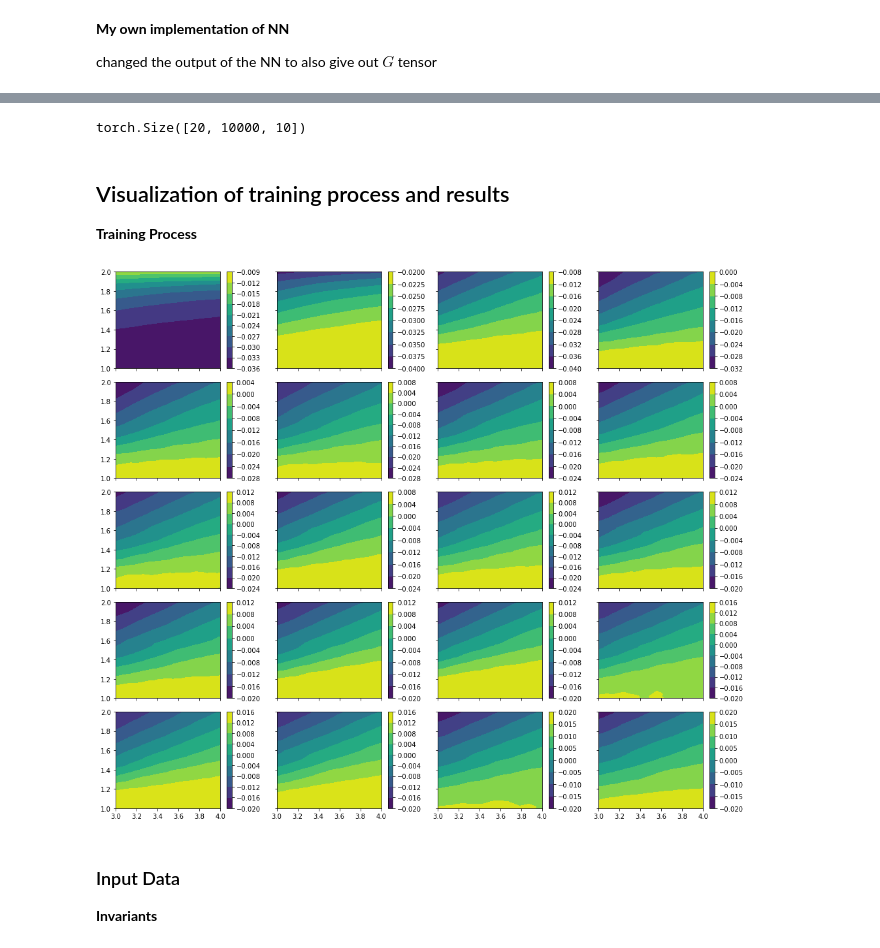
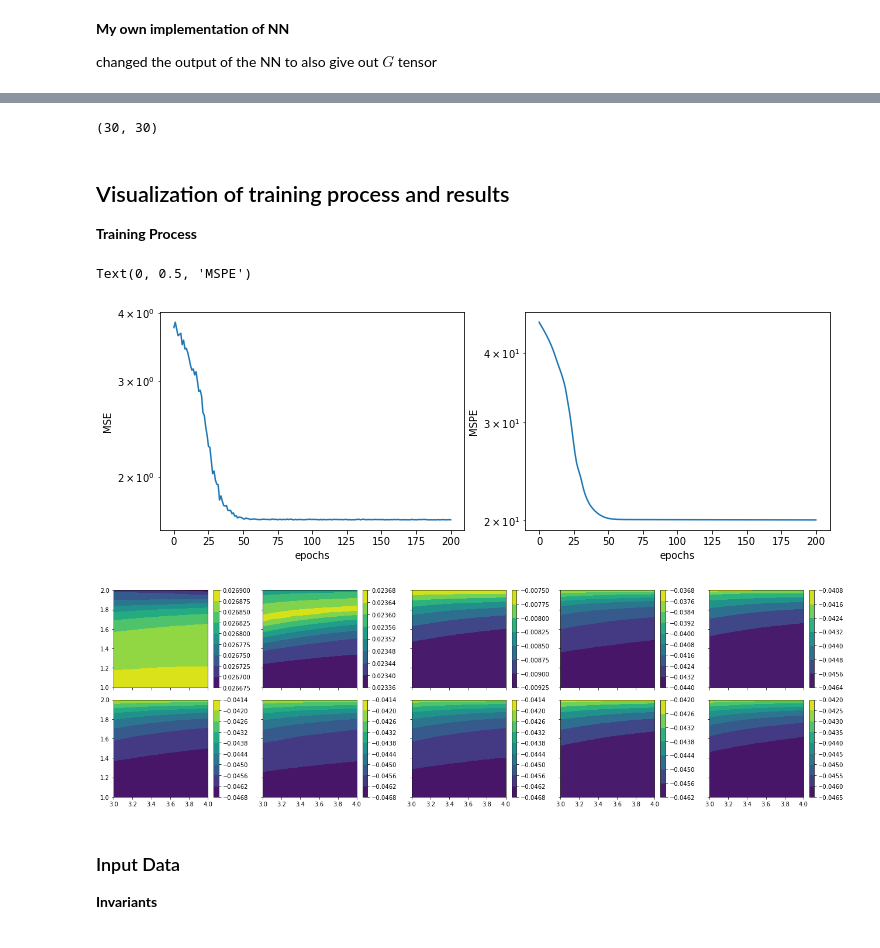
Before and after one commit to leonrccs/data_driven_rans, a Jupyter notebook: notebooks/neural_network_trial.ipynb, the cells around one changed output, grey strips where cells are left out. Cells and saved outputs as stored; diff of their text form; code cells hidden in the pictures.

Commit message:
plots for training and validation error; adjustment of parameters

```diff
--- a/notebooks/neural_network_trial.ipynb
+++ b/notebooks/neural_network_trial.ipynb
@@ -223,12 +223,11 @@ loss_fn = torch.nn.MSELoss(reduction='sum')
 
 # reshape b tensor in case of own NN
 b = b.flatten(1) #.float()
-# b = b.float()
 b.requires_grad = False
 
-# split data into training and test data
-inv_train, inv_test, T_train, T_test, b_train, b_test = train_test_split(inv_scaled, T, b,
-                                                                         test_size=0.3, random_state=42)
+# split data into training and test data. set random_state to ensure getting same dataset for debugging
+inv_train, inv_val, T_train, T_val, b_train, b_val = train_test_split(inv_scaled, T, b,
+                                                                         test_size=240, random_state=42)
 inv_train.requires_grad=True
 
 ## L2 regularization
@@ -247,10 +246,10 @@ NN = FoamSVGD()
 # %%
 # set training parameters
-learning_rate = 1e-4
+learning_rate = 5e-6
 optimizer = torch.optim.Adam(model.parameters(), lr=learning_rate) # model / model.parameters() NN.turb_nn.parameters()
 # niters = 10000 # int(100/learning_rate)
 batchsize = 20
-nepochs = 400
+nepochs = 200
 # %%
 # better implementation of mini batching with disjoint mini batches
 
@@ -314,25 +326,39 @@ Epoch: 380, Current loss: 1.666688
 # %%
 # save G for later usage
 # torch.save(G, 'tensor_data/G_10000_1e-5_tanh.th')
-G.shape
+G.detach().numpy()[1,:,0].reshape(30,30).shape
 # %% [output]
-torch.Size([20, 10000, 10])
+(30, 30)
 # %% [markdown]
 ## Visualization of training process and results
 
 **Training Process**
+# %%
+# plot the training and validation error
+fig, ax = plt.subplots(1,2, figsize=(12,4))
+
+ax[0].semilogy(np.arange(loss_vector.shape[0]), loss_vector)
+ax[0].set_xlabel(r'epochs')
+ax[0].set_ylabel(r'MSE')
+
+ax[1].semilogy(np.arange(val_loss_vector.shape[0]), val_loss_vector)
+ax[1].set_xlabel(r'epochs')
+ax[1].set_ylabel(r'MSPE')
+# %% [output]
+Text(0, 0.5, 'MSPE')
+[figure, added]
 # %%
 # Output of NN (G)
 # Make grid for contour plots
-fig, axs = plt.subplots(5,4, figsize=(14,12), sharex=True, sharey=True, tight_layout=True)
-grid_x, grid_y = np.mgrid[3.:4.:100j, 1.:2.:100j]
+fig, axs = plt.subplots(2, 5, figsize=(18,5.5), sharex=True, sharey=True, tight_layout=True)
+grid_x, grid_y = np.mgrid[3.:4.:30j, 1.:2.:30j]
 
 # loop through all saved states of G
 for i,ax in enumerate(axs.flat):
-    G_plt = ax.contourf(grid_x, grid_y, G.detach().numpy()[i,:,1].reshape(100,100))
+    G_plt = ax.contourf(grid_x, grid_y, G.detach().numpy()[i,:,1].reshape(30,30))
     fig.colorbar(G_plt, ax=ax)
 # %% [output]
-[figure, old version]
+[figure, new version]
 # %% [markdown]
 ### Input Data
 
```
Also changed, not shown: parts of 3 cells of this notebook, 1 other file.
